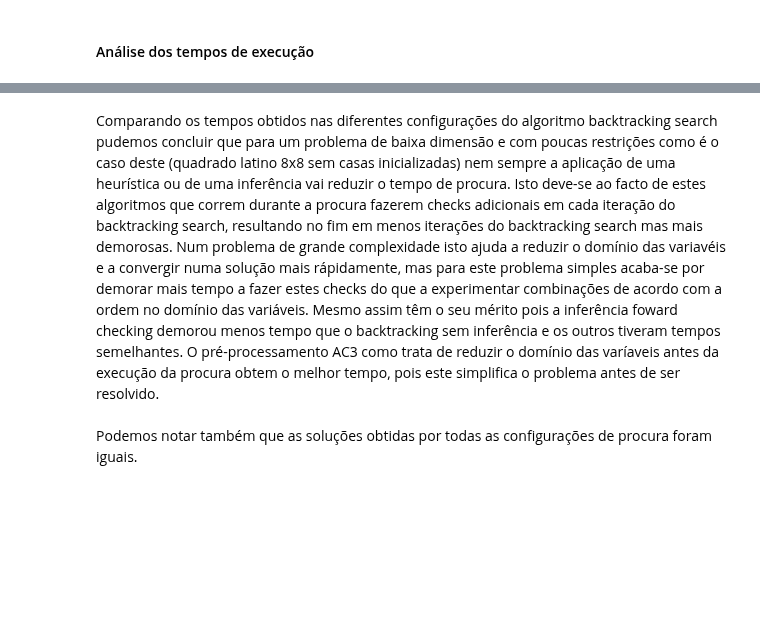
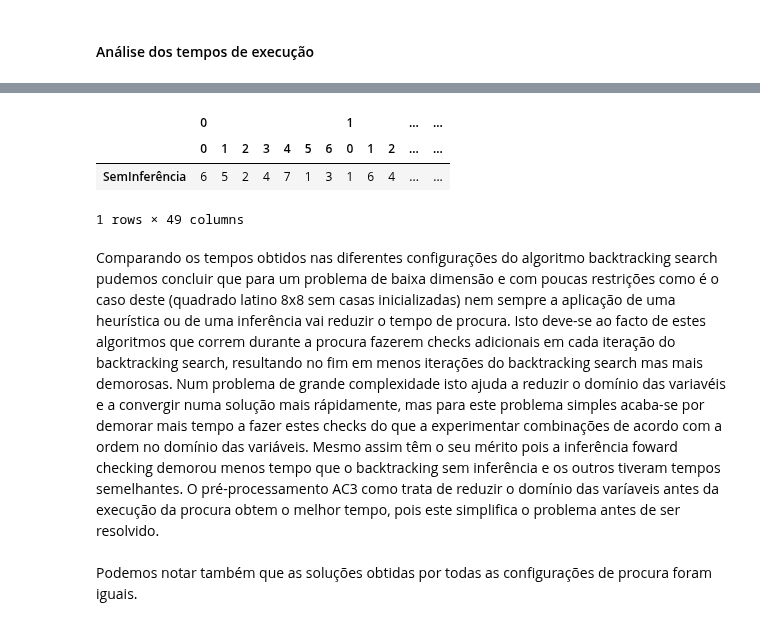
Before and after one commit to Singularitty/ProjetoSI, a Jupyter notebook: Projeto2/projeto2-SI/SI-proj2-42.ipynb, the cells around one changed output, grey strips where cells are left out. Drawn from its saved outputs; the diff is of its cells as text; code cells hidden in the pictures; blank space fills up the shorter version.

```diff
--- a/Projeto2/projeto2-SI/SI-proj2-42.ipynb
+++ b/Projeto2/projeto2-SI/SI-proj2-42.ipynb
@@ -339,3 +339,10 @@ pd.DataFrame(temposSorted.values() ,index = temposSorted.keys(), columns= ["Temp
+# %%
+pd.DataFrame(solucoes).T.drop_duplicates()
+# %% [output]
+|  | 0 |  |  |  |  |  |  | 1 |  |  | ... | ... |
+|  | 0 | 1 | 2 | 3 | 4 | 5 | 6 | 0 | 1 | 2 | ... | ... |
+| SemInferência | 6 | 5 | 2 | 4 | 7 | 1 | 3 | 1 | 6 | 4 | ... | ... |
+1 rows × 49 columns
 # %% [markdown]
 Comparando os tempos obtidos nas diferentes configurações do algoritmo backtracking search pudemos concluir que para um problema de baixa dimensão e com poucas restrições como é o caso deste (quadrado latino 8x8 sem casas inicializadas) nem sempre a aplicação de uma heurística ou de uma inferência vai reduzir o tempo de procura. Isto deve-se ao facto de estes algoritmos que correm durante a procura fazerem checks adicionais em cada iteração do backtracking search, resultando no fim em menos iterações do backtracking search mas mais demorosas. Num problema de grande complexidade isto ajuda a reduzir o domínio das variavéis e a convergir numa solução mais rápidamente, mas para este problema simples acaba-se por demorar mais tempo a fazer estes checks do que a experimentar combinações de acordo com a ordem no domínio das variáveis. Mesmo assim têm o seu mérito pois a inferência foward checking demorou menos tempo que o backtracking sem inferência e os outros tiveram tempos semelhantes.
 O pré-processamento AC3 como trata de reduzir o domínio das varíaveis antes da execução da procura obtem o melhor tempo, pois este simplifica o problema antes de ser resolvido.
```
Also changed, not shown: parts of 29 cells of this notebook.
